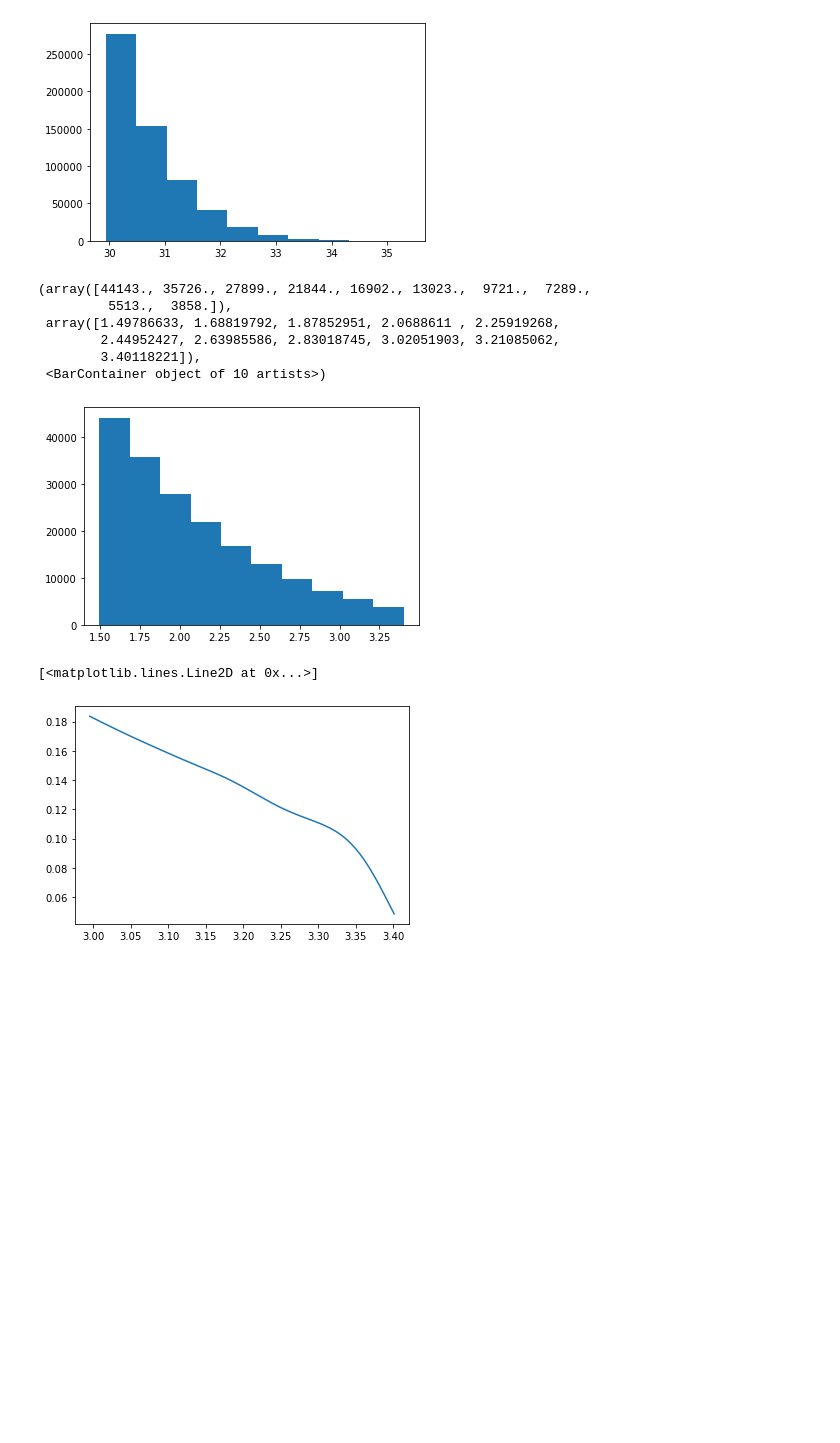
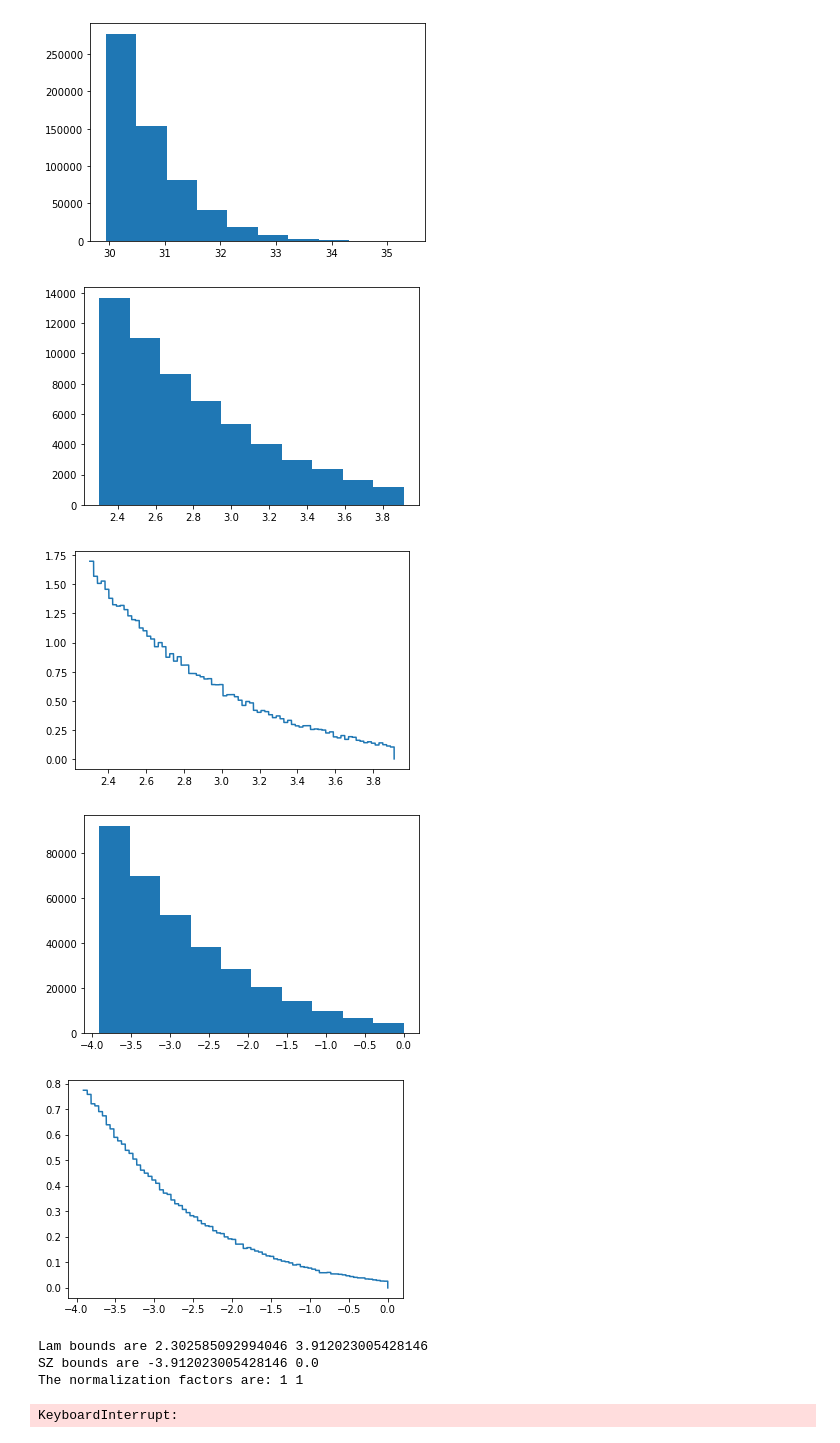
Before and after one commit to zchvsre/des_spt_selection, a Jupyter notebook: heidicode/pdf_integration_test.ipynb, the cells around one changed output. Saved outputs shown, nothing was run; the diff lists cells and outputs as text; code cells hidden in the pictures; blank space fills up the shorter version.

```diff
--- a/heidicode/pdf_integration_test.ipynb
+++ b/heidicode/pdf_integration_test.ipynb
@@ -61,10 +62,0 @@ data = np.ma.masked_outside(mco.lnlam,np.log(20)/2,np.log(30)).compressed()
-# %%
-plt.hist(data)
-# %% [output]
-(array([44143., 35726., 27899., 21844., 16902., 13023.,  9721.,  7289.,
-         5513.,  3858.]),
- array([1.49786633, 1.68819792, 1.87852951, 2.0688611 , 2.25919268,
-        2.44952427, 2.63985586, 2.83018745, 3.02051903, 3.21085062,
-        3.40118221]),
- <BarContainer object of 10 artists>)
-[figure, removed]
@@ -73,6 +62,0 @@ kde = sp.stats.gaussian_kde(data)
-# %%
-plt.plot(np.linspace(np.log(20), np.log(30), 10000),
-         kde.evaluate(np.linspace(np.log(20), np.log(30), 10000)))
-# %% [output]
-[<matplotlib.lines.Line2D at 0x...>]
-[figure, removed]
@@ -81,0 +63,21 @@ plt.plot(np.linspace(np.log(20), np.log(30), 1000),
+# %%
+lam1 = 10
+lam2 = 50
+sz1 = 0.02
+sz2 = 1
+# %%
+lam_array, SZ_array, diff_array, count_array = mco.mc_calculate_mean_mwl_given_lam_sz(
+    lam1=lam1, lam2=lam2, sz1=sz1, sz2=sz2, nbins=NBINS + 1, correction=True)
+# lam_array_nc, SZ_array_nc, diff_array_nc, count_array_nc = mco.MC_calculate_mean_Mwl_given_lam_SZ(nbins = NBINS+1,correction=False)
+
+print(count_array)
+print(np.exp(diff_array))
+# %% [output]
+[figure, added]
+[figure, added]
+[figure, added]
+[figure, added]
+Lam bounds are 2.302585092994046 3.912023005428146
+SZ bounds are -3.912023005428146 0.0
+The normalization factors are: 1 1
+KeyboardInterrupt:
```
Also changed, not shown: parts of 6 cells of this notebook, 1 other file.
